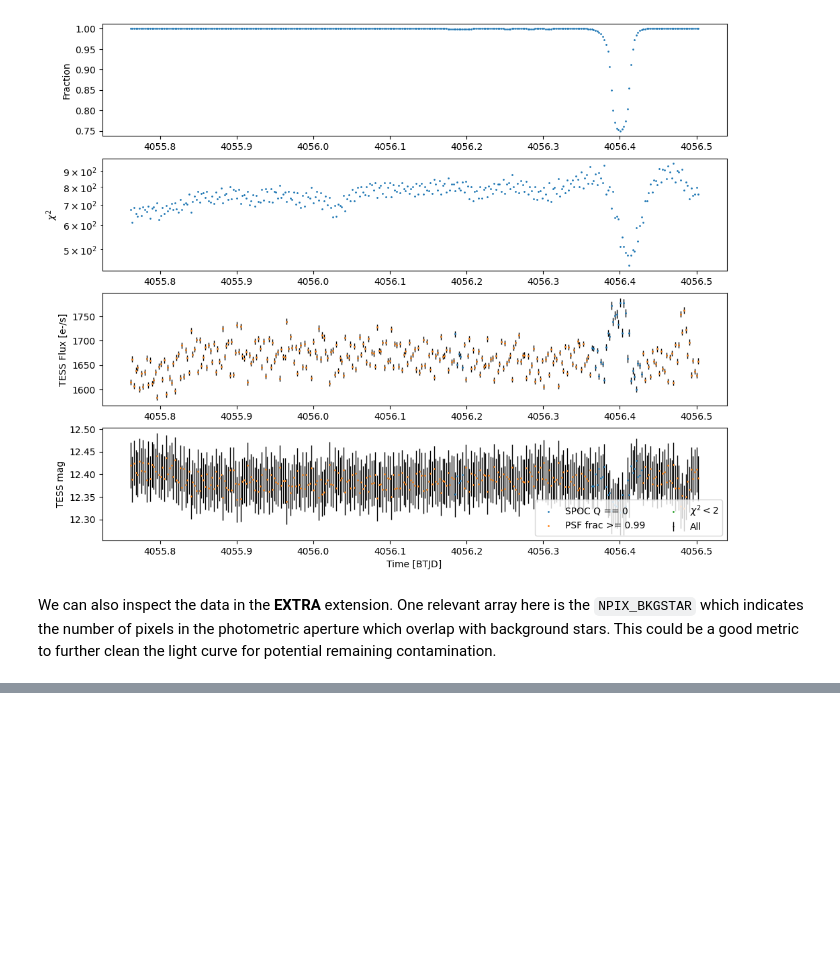
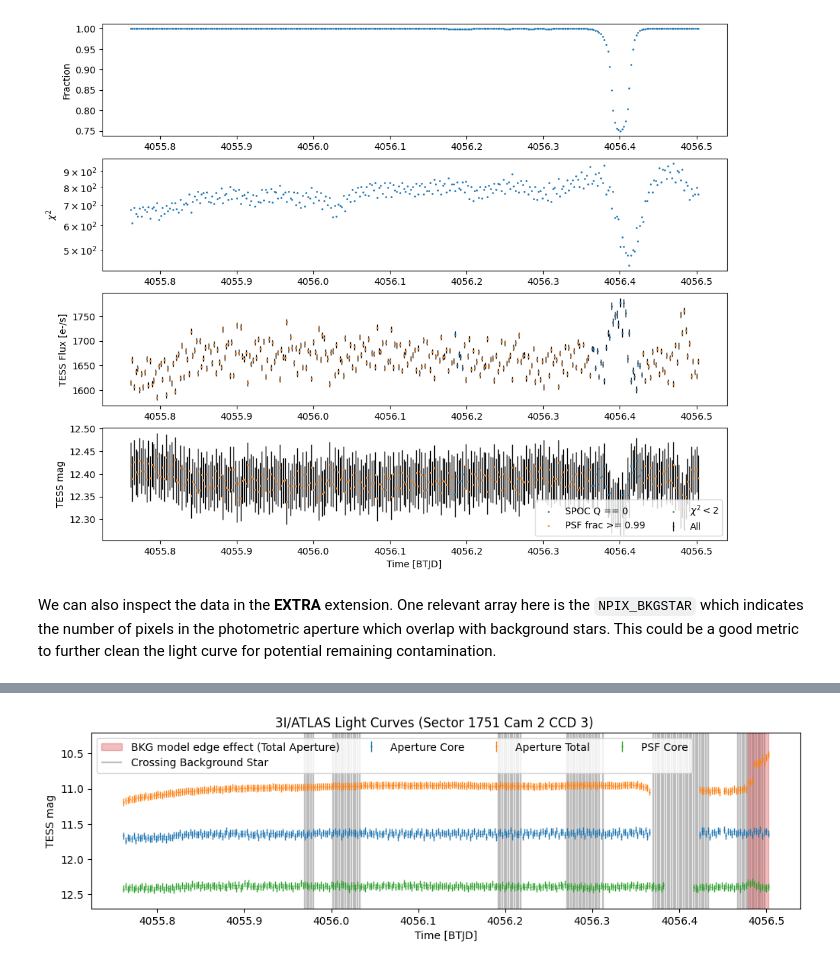
Before and after one commit to jorgemarpa/tess-3iatlas, a Jupyter notebook: notebooks/2026/open_hlsp_data.ipynb, the cells around one changed output, grey strips where cells are left out. Cells and saved outputs as stored; diff of their text form; code cells hidden in the pictures; blank space fills up the shorter version.

```diff
--- a/notebooks/2026/open_hlsp_data.ipynb
+++ b/notebooks/2026/open_hlsp_data.ipynb
@@ -535,0 +555,66 @@ Table length=322
+# %%
+fig, ax = plt.subplots(1, 1, figsize=(12, 3))
+fig.suptitle(
+    f"3I/ATLAS Light Curves (Sector {lc_core.sector} Cam {lc_core.camera} CCD {lc_core.ccd})", y=0.95
+)
+
+ax.errorbar(
+    lc_core["time"][mask_core].btjd,
+    np.array(lc_core["tessmag"][mask_core].value),
+    yerr=np.array(lc_core["tessmag_err"][mask_core].value),
+    fmt=".",
+    lw=1,
+    ms=1,
+    label="Aperture Core",
+)
+ax.errorbar(
+    lc_total["time"][mask_total].btjd,
+    np.array(lc_total["tessmag"][mask_total].value),
+    yerr=np.array(lc_total["tessmag_err"][mask_total].value),
+    fmt=".",
+    lw=1,
+    ms=1,
+    label="Aperture Total",
+)
+ax.errorbar(
+    lc_psf["time"][mask_psf].btjd,
+    np.array(lc_psf["tessmag"][mask_psf].value),
+    yerr=np.array(lc_psf["tessmag_err"][mask_psf].value),
+    fmt=".",
+    lw=1,
+    ms=1,
+    label="PSF Core",
+)
+
+# we plot the time ranges affected by background model edge effects
+ax.axvspan(
+    lc_total["time"][-11].value,
+    lc_total["time"][-1].value,
+    color="tab:red",
+    alpha=0.3,
+    label="BKG model edge effect (Total Aperture)"
+    )
+
+# we highlight the times when the asteroid crosses background stars
+ax.vlines(
+    lc_core["time"][extra["NPIX_BKGSTAR_CORE"] > 5].btjd,
+    # [4056],
+    ymin=13,
+    ymax=10,
+    zorder=-1000,
+    color="gray",
+    alpha=0.5,
+    lw=1.7,
+    label="Crossing Background Star",
+)
+
+ax.legend(loc="upper left", ncols=4)
+ax.set_ylim(10.2,12.7)
+
+ax.set_xlabel("Time [BTJD]")
+ax.set_ylabel("TESS mag")
+ax.invert_yaxis()
+
+plt.show()
+# %% [output]
+[figure, added]
```
Also changed, not shown: parts of 21 cells of this notebook, 1 other file.
